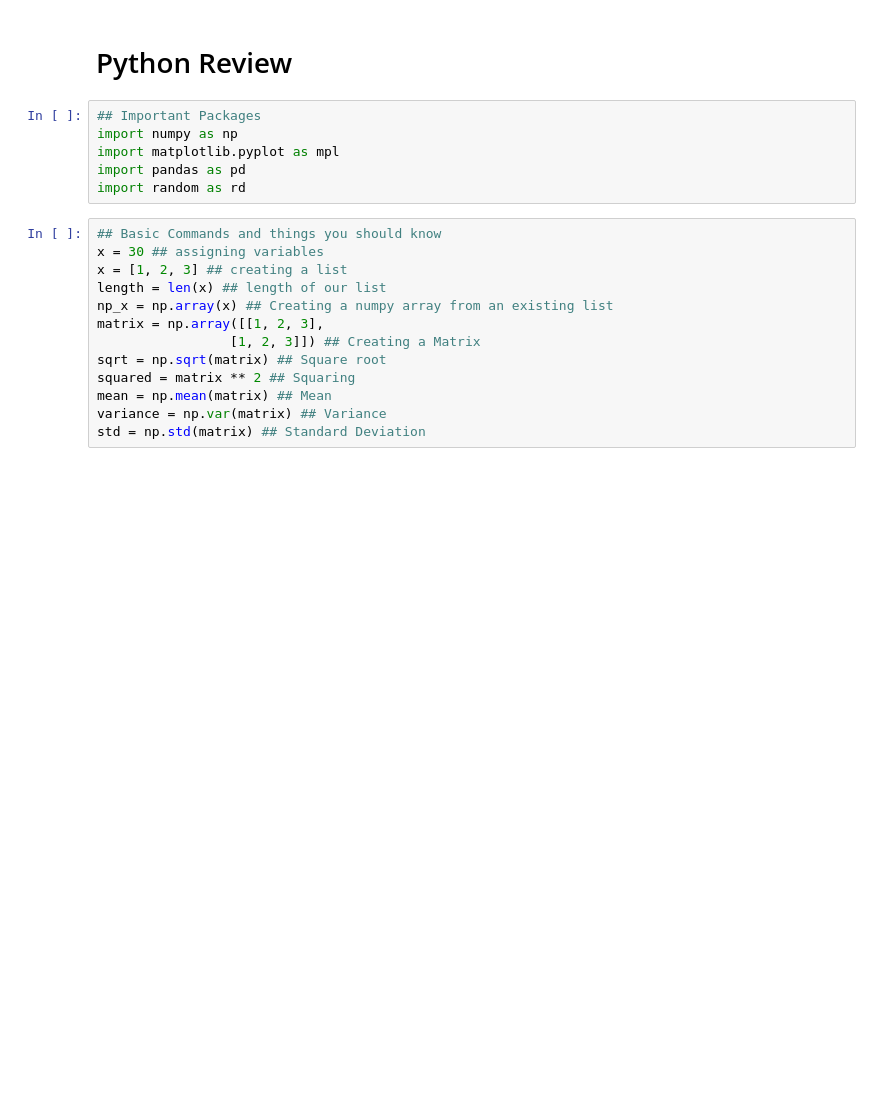
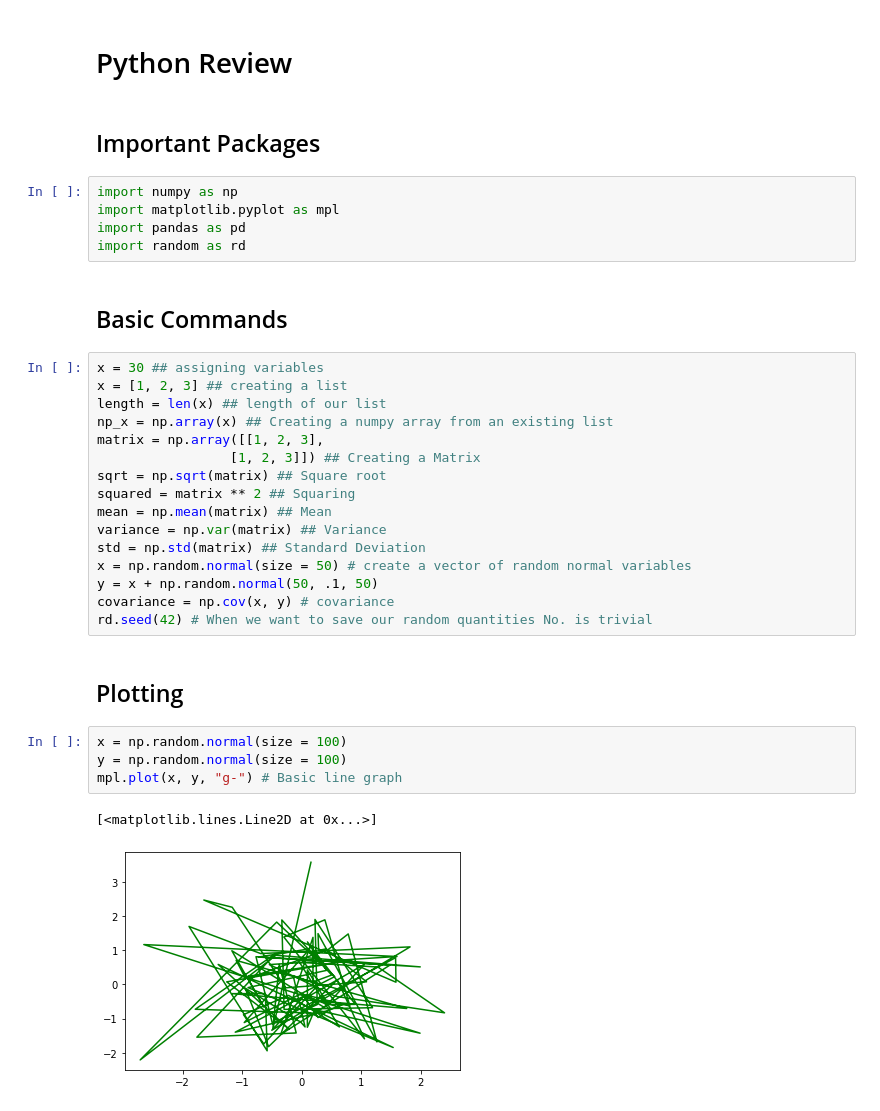
Before and after one commit to laurenhernandez610/statistical-learning-textbook, a Jupyter notebook: CourseNotes/Chapter2_ISLR_ESL.ipynb, the cells around one changed output. Cells and saved outputs as stored; diff of their text form; blank space fills up the shorter version.

```diff
--- a/CourseNotes/Chapter2_ISLR_ESL.ipynb
+++ b/CourseNotes/Chapter2_ISLR_ESL.ipynb
@@ -37,13 +39,15 @@ There are many trade offs to picking a flexible or inflexible model. The one you
 # %% [markdown]
 # Python Review
+# %% [markdown]
+## Important Packages
 # %%
-## Important Packages
 import numpy as np
 import matplotlib.pyplot as mpl
 import pandas as pd
 import random as rd
+# %% [markdown]
+## Basic Commands
 # %%
-## Basic Commands and things you should know
 x = 30 ## assigning variables
 x = [1, 2, 3] ## creating a list
 length = len(x) ## length of our list
@@ -55,3 +59,16 @@ squared = matrix ** 2 ## Squaring
 mean = np.mean(matrix) ## Mean
 variance = np.var(matrix) ## Variance
 std = np.std(matrix) ## Standard Deviation
+x = np.random.normal(size = 50) # create a vector of random normal variables
+y = x + np.random.normal(50, .1, 50)
+covariance = np.cov(x, y) # covariance
+rd.seed(42) # When we want to save our random quantities No. is trivial
+# %% [markdown]
+## Plotting
+# %%
+x = np.random.normal(size = 100)
+y = np.random.normal(size = 100)
+mpl.plot(x, y, "g-") # Basic line graph
+# %% [output]
+[<matplotlib.lines.Line2D at 0x...>]
+[figure, added]
```
Also changed, not shown: parts of 3 cells of this notebook, 14 other files.
